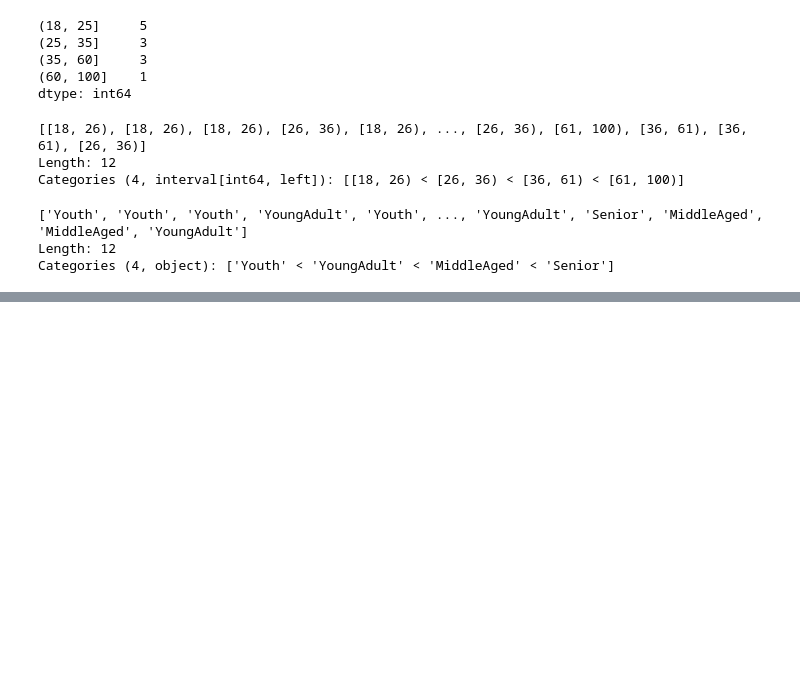
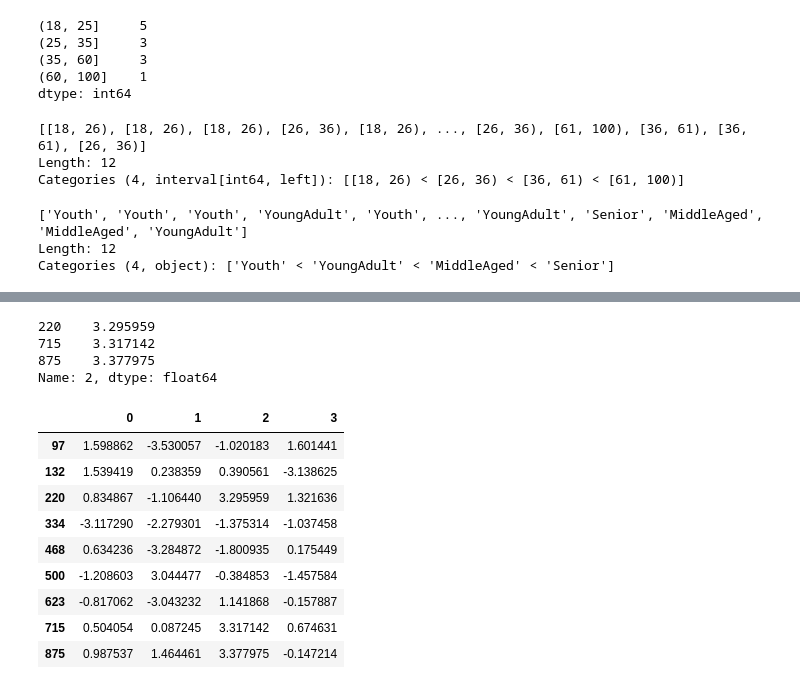
Before and after one commit to 1990Jasonlee/WesWrangling, a Jupyter notebook: Chapter7WorkAlong.ipynb, the cells around one changed output, grey strips where cells are left out. Cells and saved outputs as stored; diff of their text form; code cells hidden in the pictures; blank space fills up the shorter version.

```diff
--- a/Chapter7WorkAlong.ipynb
+++ b/Chapter7WorkAlong.ipynb
@@ -435,0 +466,2 @@ data = np.random.rand
+# %%
+data = pd.DataFrame(np.random.randn(1000, 4))
@@ -435,0 +482,20 @@ data = np.random.rand
+# %%
+col[np.abs(col) > 3]
+# %% [output]
+220    3.295959
+715    3.317142
+875    3.377975
+Name: 2, dtype: float64
+# %%
+data[(np.abs(data) > 3).any(1)]
+# %% [output]
+|  | 0 | 1 | 2 | 3 |
+| 97 | 1.598862 | -3.530057 | -1.020183 | 1.601441 |
+| 132 | 1.539419 | 0.238359 | 0.390561 | -3.138625 |
+| 220 | 0.834867 | -1.106440 | 3.295959 | 1.321636 |
+| 334 | -3.117290 | -2.279301 | -1.375314 | -1.037458 |
+| 468 | 0.634236 | -3.284872 | -1.800935 | 0.175449 |
+| 500 | -1.208603 | 3.044477 | -0.384853 | -1.457584 |
+| 623 | -0.817062 | -3.043232 | 1.141868 | -0.157887 |
+| 715 | 0.504054 | 0.087245 | 3.317142 | 0.674631 |
+| 875 | 0.987537 | 1.464461 | 3.377975 | -0.147214 |
```
Also changed, not shown: parts of 91 cells of this notebook, 1 other file.
